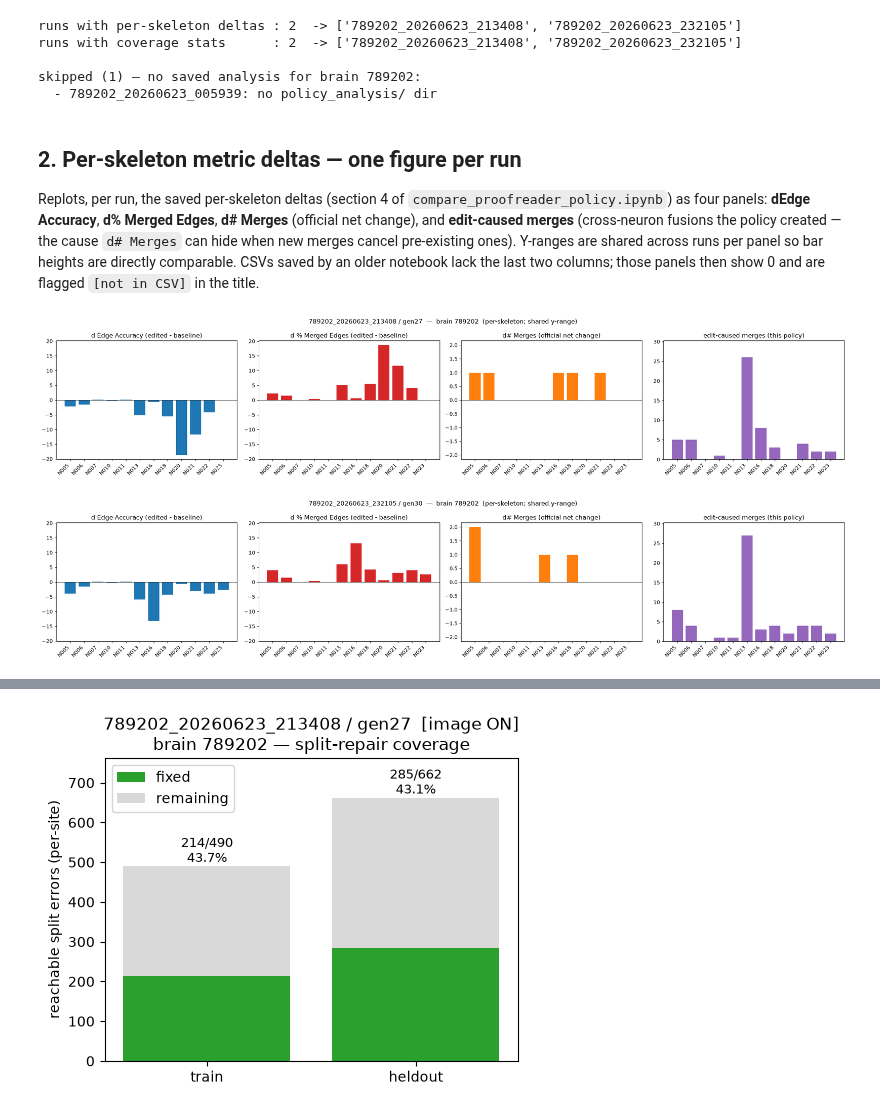
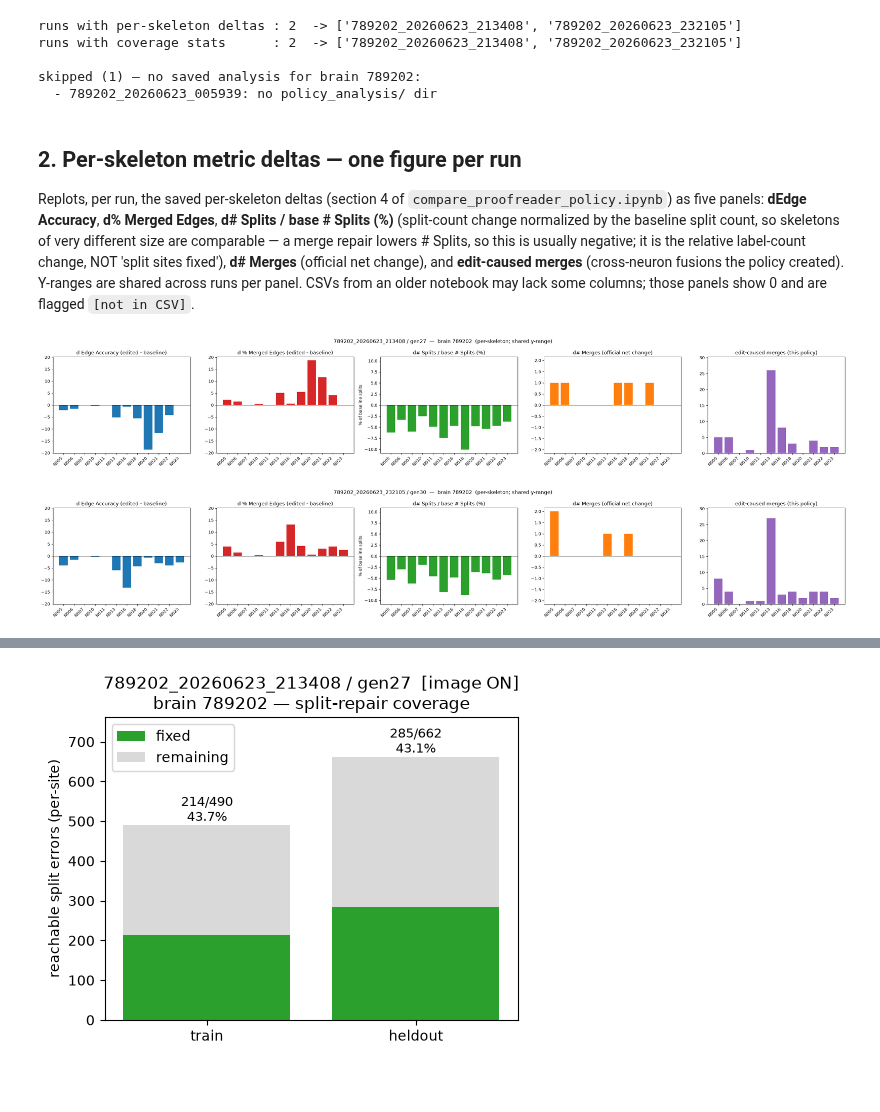
Before and after one commit to StevenZhang0116/exa-spim-agent, a Jupyter notebook: proofreader_evolve/compare_result.ipynb, the cells around one changed output, grey strips where cells are left out. Cells and saved outputs as stored; diff of their text form; code cells hidden in the pictures; blank space fills up the shorter version.

Commit message:
backup before revising train-test split

```diff
--- a/proofreader_evolve/compare_result.ipynb
+++ b/proofreader_evolve/compare_result.ipynb
@@ -93,18 +93,20 @@ skipped (1) — no saved analysis for brain 789202:
 # %% [markdown]
 ## 2. Per-skeleton metric deltas — one figure per run
 
-Replots, per run, the saved per-skeleton deltas (section 4 of `compare_proofreader_policy.ipynb`) as four panels: **dEdge Accuracy**, **d% Merged Edges**, **d# Merges** (official net change), and **edit-caused merges** (cross-neuron fusions the policy created — the cause `d# Merges` can hide when new merges cancel pre-existing ones). Y-ranges are shared across runs per panel so bar heights are directly comparable. CSVs saved by an older notebook lack the last two columns; those panels then show 0 and are flagged `[not in CSV]` in the title.
+Replots, per run, the saved per-skeleton deltas (section 4 of `compare_proofreader_policy.ipynb`) as five panels: **dEdge Accuracy**, **d% Merged Edges**, **d# Splits / base # Splits (%)** (split-count change normalized by the baseline split count, so skeletons of very different size are comparable — a merge repair lowers # Splits, so this is usually negative; it is the relative label-count change, NOT 'split sites fixed'), **d# Merges** (official net change), and **edit-caused merges** (cross-neuron fusions the policy created). Y-ranges are shared across runs per panel. CSVs from an older notebook may lack some columns; those panels show 0 and are flagged `[not in CSV]`.
 # %%
 if not per_skeleton:
     print("No per-skeleton deltas saved for any run. Run section 4 of "
           "compare_proofreader_policy.ipynb (it writes the CSV) first.")
 
-# Match compare_proofreader_policy section 4: four per-skeleton panels —
-# dEdgeAcc, d%MergedEdges, d# Merges (official net change), and edit-caused merges
-# (the cross-neuron fusions the policy created; the cause d# Merges can hide when
-# new merges cancel pre-existing ones). The last two columns appear only in CSVs
-# saved by the updated notebook; older CSVs without them fall back to plotting 0
-# with a note in the panel title.
+# Five per-skeleton panels: dEdgeAcc, d%MergedEdges, d# Splits / base # Splits (%)
+# (split-count change normalized by baseline so different-sized skeletons are
+# comparable), d# Merges (official net change in merge count), and edit-caused
+# merges (cross-neuron fusions the policy created). Note d# Splits is the change in
+# the GT skeleton's distinct-label count (a merge repair LOWERS it, so it is
+# typically negative) — NOT the same as "how many split sites were fixed" (see the
+# coverage section); union-find can drop several labels per repaired place.
+# Columns absent from older CSVs fall back to 0 with a "[not in CSV]" title note.
 need = ["dEdge Accuracy", "d% Merged Edges"]
 _ps_ok = {}
 for run_name, (gen, df) in per_skeleton.items():
@@ -135,42 +137,64 @@ def _shared_range(col, signed):
         return (-m - pad, m + pad)
     top = float(np.nanmax(vals)) if vals.size else 1.0
     top = top if top > 0 else 1.0
     return (0, top * 1.12)
 
 _yl_edge   = _shared_range("dEdge Accuracy", signed=True)
 _yl_merged = _shared_range("d% Merged Edges", signed=True)
+# d# Splits normalized by baseline split count: d# Splits / base # Splits (percent),
+# so the split-count change is comparable across skeletons of very different size
+# (N005 ~1061 splits vs N020 ~357). base # Splits == 0 -> ratio 0 (no div error).
+def _split_ratio(per):
+    d, _ = _col_or_zero(per, "d# Splits")
+    base, _ = _col_or_zero(per, "base # Splits")
+    return (100.0 * d / base.where(base != 0, np.nan)).fillna(0.0)
+_ratio_vals = (np.concatenate([_split_ratio(per).to_numpy() for _, per in _ps_ok.values()])
+               if _ps_ok else np.array([0.0]))
+_rm = float(np.nanmax(np.abs(_ratio_vals))) if _ratio_vals.size else 1.0
+_rm = _rm if _rm > 0 else 1.0
+_yl_dsplit = (-_rm - 0.08 * _rm, _rm + 0.08 * _rm)
 _yl_dmerge = _shared_range("d# Merges", signed=True)
 _yl_caused = _shared_range("edit-caused merges", signed=False)
 
 for run_name, (gen, per) in _ps_ok.items():
     names = list(per.index)
     x = np.arange(len(names))
     _xt = [n.split('-')[0] for n in names]
+    _ds_raw, _has_ds = _col_or_zero(per, "d# Splits")
+    _base_sp, _has_bs = _col_or_zero(per, "base # Splits")
+    dsplit_ratio = _split_ratio(per)            # d# Splits / base # Splits, percent
     dmerge, _has_dm = _col_or_zero(per, "d# Merges")
     caused, _has_cz = _col_or_zero(per, "edit-caused merges")
-    fig, axes = plt.subplots(1, 4, figsize=(22, 4.5))
+    fig, axes = plt.subplots(1, 5, figsize=(27, 4.5))
     axes[0].bar(x, per["dEdge Accuracy"], color="#1f77b4")
     axes[0].axhline(0, color="k", lw=0.6); axes[0].set_title("d Edge Accuracy (edited - baseline)")
     axes[0].set_ylim(*_yl_edge)
     axes[0].set_xticks(x); axes[0].set_xticklabels(_xt, rotation=45, ha="right")
     axes[1].bar(x, per["d% Merged Edges"], color="#d62728")
     axes[1].axhline(0, color="k", lw=0.6); axes[1].set_title("d % Merged Edges (edited - baseline)")
     axes[1].set_ylim(*_yl_merged)
     axes[1].set_xticks(x); axes[1].set_xticklabels(_xt, rotation=45, ha="right")
-    axes[2].bar(x, dmerge, color="#ff7f0e")
+    axes[2].bar(x, dsplit_ratio, color="#2ca02c")
     axes[2].axhline(0, color="k", lw=0.6)
-    axes[2].set_title("d# Merges (official net change)" + ("" if _has_dm else " [not in CSV]"))
-    axes[2].set_ylim(*_yl_dmerge)
+    _ds_note = "" if (_has_ds and _has_bs) else " [not in CSV]"
+    axes[2].set_title("d# Splits / base # Splits (%)" + _ds_note)
+    axes[2].set_ylabel("% of baseline splits")
+    axes[2].set_ylim(*_yl_dsplit)
     axes[2].set_xticks(x); axes[2].set_xticklabels(_xt, rotation=45, ha="right")
-    axes[3].bar(x, caused, color="#9467bd")
-    axes[3].set_title("edit-caused merges (this policy)" + ("" if _has_cz else " [not in CSV]"))
-    axes[3].set_ylim(*_yl_caused)
+    axes[3].bar(x, dmerge, color="#ff7f0e")
+    axes[3].axhline(0, color="k", lw=0.6)
+    axes[3].set_title("d# Merges (official net change)" + ("" if _has_dm else " [not in CSV]"))
+    axes[3].set_ylim(*_yl_dmerge)
     axes[3].set_xticks(x); axes[3].set_xticklabels(_xt, rotation=45, ha="right")
+    axes[4].bar(x, caused, color="#9467bd")
+    axes[4].set_title("edit-caused merges (this policy)" + ("" if _has_cz else " [not in CSV]"))
+    axes[4].set_ylim(*_yl_caused)
+    axes[4].set_xticks(x); axes[4].set_xticklabels(_xt, rotation=45, ha="right")
     fig.suptitle(f"{run_name} / {gen}  —  brain {BRAIN_ID}  (per-skeleton; shared y-range)")
     fig.tight_layout(); plt.show()
 # %% [output]
-[figure, old version]
+[figure, new version]
-[figure, old version]
+[figure, new version]
 # %% [markdown]
 ## 3. Split-repair coverage — one figure per run + cross-run summary
 
```
Also changed, not shown: parts of 1 cell of this notebook, 22 other files.
